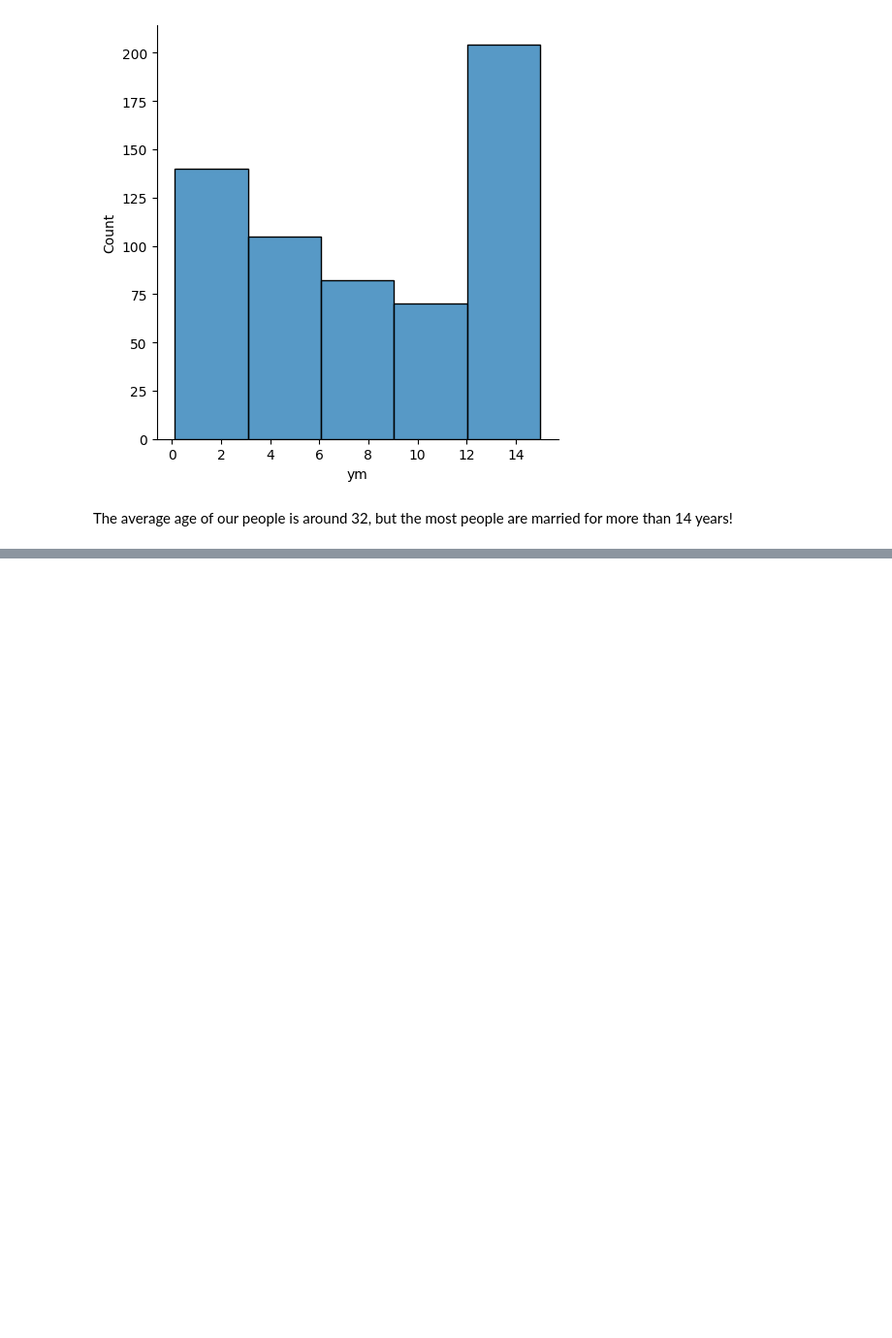
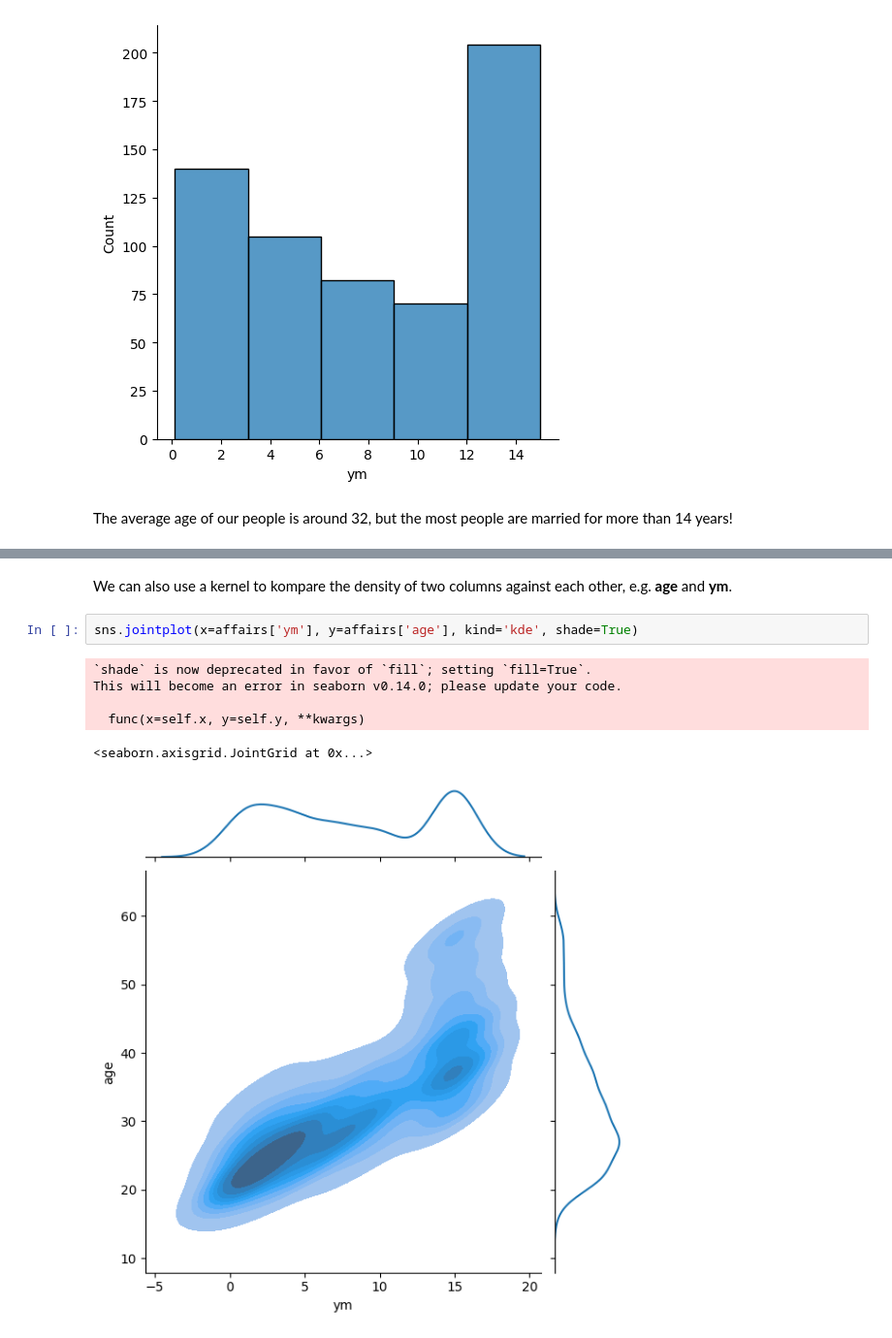
Before and after one commit to HoangMinh153/Data-Analyst, a Jupyter notebook: About_ExtramaritalData/Data_Exploration.ipynb, the cells around one changed output, grey strips where cells are left out. Shown at 97% size. Cells and saved outputs as stored; diff of their text form; blank space fills up the shorter version.

```diff
--- a/About_ExtramaritalData/Data_Exploration.ipynb
+++ b/About_ExtramaritalData/Data_Exploration.ipynb
@@ -186,0 +252,11 @@ The average age of our people is around 32, but the most people are married for
+# %% [markdown]
+We can also use a kernel to kompare the density of two columns against each other, e.g. **age** and **ym**.
+# %%
+sns.jointplot(x=affairs['ym'], y=affairs['age'], kind='kde', shade=True)
+# %% [output]
+`shade` is now deprecated in favor of `fill`; setting `fill=True`.
+This will become an error in seaborn v0.14.0; please update your code.
+
+  func(x=self.x, y=self.y, **kwargs)
+<seaborn.axisgrid.JointGrid at 0x...>
+[figure, added]
```
Also changed, not shown: parts of 26 cells of this notebook.
